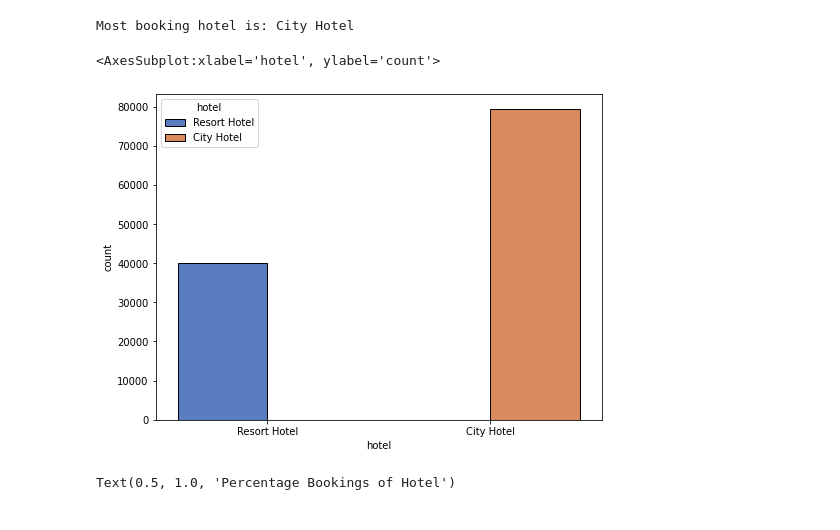
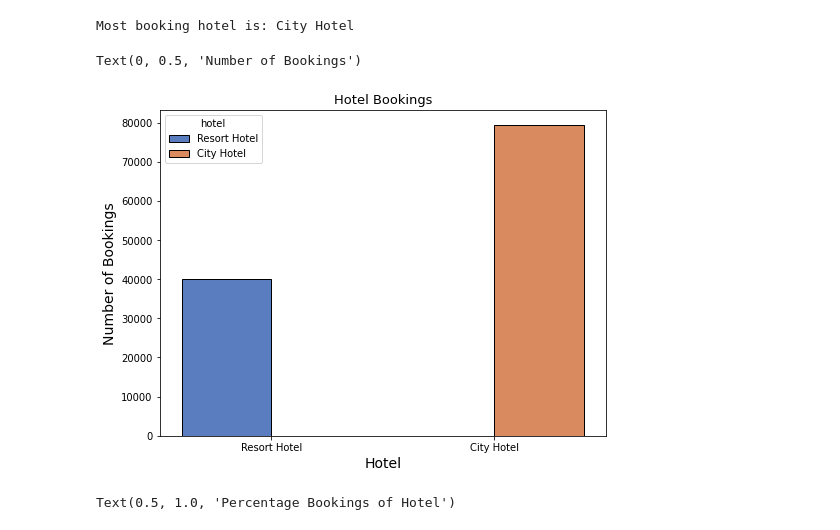
Before and after one commit to ansarshaikh95/EDA-Hotel-booking-analysis, a Jupyter notebook: EDA_Hotel_booking_Analysis.ipynb, the cells around one changed output. Saved outputs shown, nothing was run; the diff lists cells and outputs as text; code cells hidden in the pictures.

```diff
--- a/EDA_Hotel_booking_Analysis.ipynb
+++ b/EDA_Hotel_booking_Analysis.ipynb
@@ -296,12 +296,21 @@ Most booking hotel is: City Hotel
 # %%
 # Setting the figure size
 plt.figure(figsize=(8,6))
 
 # Creating a bar chart
 sns.countplot(x="hotel",data=df,hue="hotel",palette="muted",edgecolor="black")
+
+# Adding a title
+plt.title('Hotel Bookings', fontsize=13)
+
+# Setting the x-axis label
+plt.xlabel('Hotel', fontsize=14)
+
+# Setting the y-axis label
+plt.ylabel('Number of Bookings', fontsize=14)
 # %% [output]
-<AxesSubplot:xlabel='hotel', ylabel='count'>
+Text(0, 0.5, 'Number of Bookings')
-[figure, old version]
+[figure, new version]
 # %%
 # Counting the number of bookings for each hotel
 booking_counts = df['hotel'].value_counts()
```
Also changed, not shown: parts of 25 cells of this notebook.
